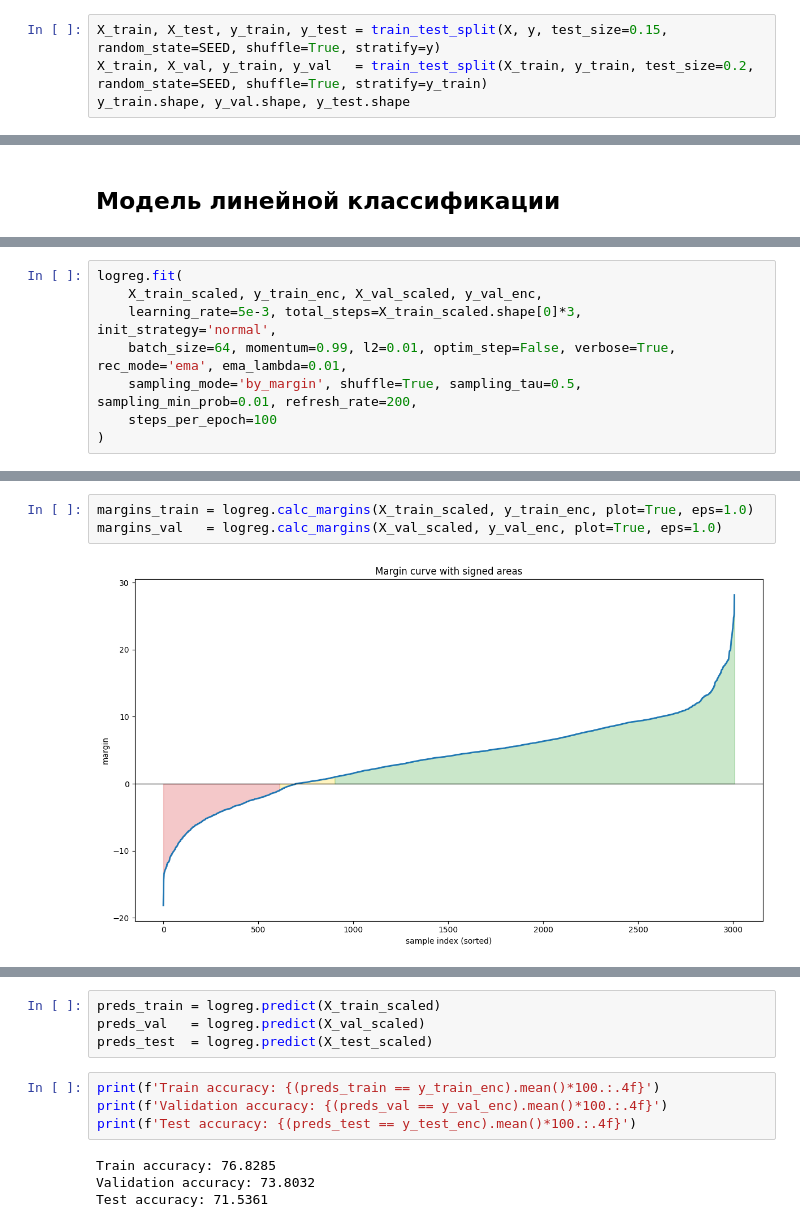
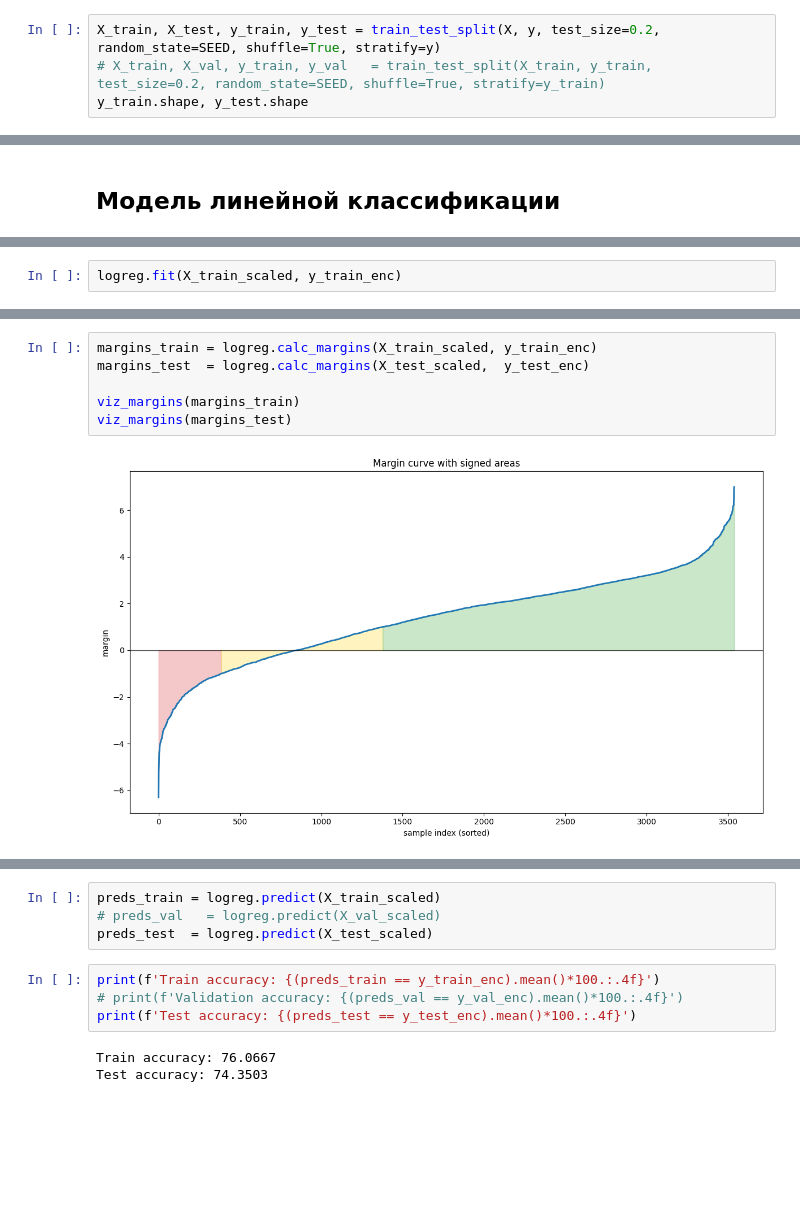
Before and after one commit to Lighter01/ml_algo_fall-2025, a Jupyter notebook: students/tonka-pa/lab1/notebooks/logreg.ipynb, the cells around one changed output, grey strips where cells are left out. Drawn from its saved outputs; the diff is of its cells as text; blank space fills up the shorter version.

```diff
--- a/students/tonka-pa/lab1/notebooks/logreg.ipynb
+++ b/students/tonka-pa/lab1/notebooks/logreg.ipynb
@@ -163,7 +167,7 @@ X.shape, y.shape
 # %% [output]
 ((4424, 36), (4424,))
 # %%
-X_train, X_test, y_train, y_test = train_test_split(X, y, test_size=0.15, random_state=SEED, shuffle=True, stratify=y)
-X_train, X_val, y_train, y_val   = train_test_split(X_train, y_train, test_size=0.2, random_state=SEED, shuffle=True, stratify=y_train)
-y_train.shape, y_val.shape, y_test.shape
+X_train, X_test, y_train, y_test = train_test_split(X, y, test_size=0.2, random_state=SEED, shuffle=True, stratify=y)
+# X_train, X_val, y_train, y_val   = train_test_split(X_train, y_train, test_size=0.2, random_state=SEED, shuffle=True, stratify=y_train)
+y_train.shape, y_test.shape
 # %% [output]
@@ -749,9 +790,3 @@ logreg = LogRegNumpy(early_stop=True)
 # %%
-logreg.fit(
-    X_train_scaled, y_train_enc, X_val_scaled, y_val_enc,
-    learning_rate=5e-3, total_steps=X_train_scaled.shape[0]*3, init_strategy='normal',
-    batch_size=64, momentum=0.99, l2=0.01, optim_step=False, verbose=True, rec_mode='ema', ema_lambda=0.01,
-    sampling_mode='by_margin', shuffle=True, sampling_tau=0.5, sampling_min_prob=0.01, refresh_rate=200,
-    steps_per_epoch=100
-)
+logreg.fit(X_train_scaled, y_train_enc)
 # %% [output]
@@ -791,5 +861,8 @@ plt.show()
 # %%
-margins_train = logreg.calc_margins(X_train_scaled, y_train_enc, plot=True, eps=1.0)
-margins_val   = logreg.calc_margins(X_val_scaled, y_val_enc, plot=True, eps=1.0)
+margins_train = logreg.calc_margins(X_train_scaled, y_train_enc)
+margins_test  = logreg.calc_margins(X_test_scaled,  y_test_enc)
+
+viz_margins(margins_train)
+viz_margins(margins_test)
 # %% [output]
-[figure, old version]
+[figure, new version]
@@ -797,15 +870,14 @@ margins_val   = logreg.calc_margins(X_val_scaled, y_val_enc, plot=True, eps=1.0)
 # %%
 preds_train = logreg.predict(X_train_scaled)
-preds_val   = logreg.predict(X_val_scaled)
+# preds_val   = logreg.predict(X_val_scaled)
 preds_test  = logreg.predict(X_test_scaled)
 # %%
 print(f'Train accuracy: {(preds_train == y_train_enc).mean()*100.:.4f}')
-print(f'Validation accuracy: {(preds_val == y_val_enc).mean()*100.:.4f}')
+# print(f'Validation accuracy: {(preds_val == y_val_enc).mean()*100.:.4f}')
 print(f'Test accuracy: {(preds_test == y_test_enc).mean()*100.:.4f}')
 # %% [output]
-Train accuracy: 76.8285
-Validation accuracy: 73.8032
-Test accuracy: 71.5361
+Train accuracy: 76.0667
+Test accuracy: 74.3503
 # %%
 # ---- your existing helpers kept as-is ----
 def _ensure_class_names(y_true, y_pred, class_names):
```
Also changed, not shown: parts of 32 cells of this notebook.
